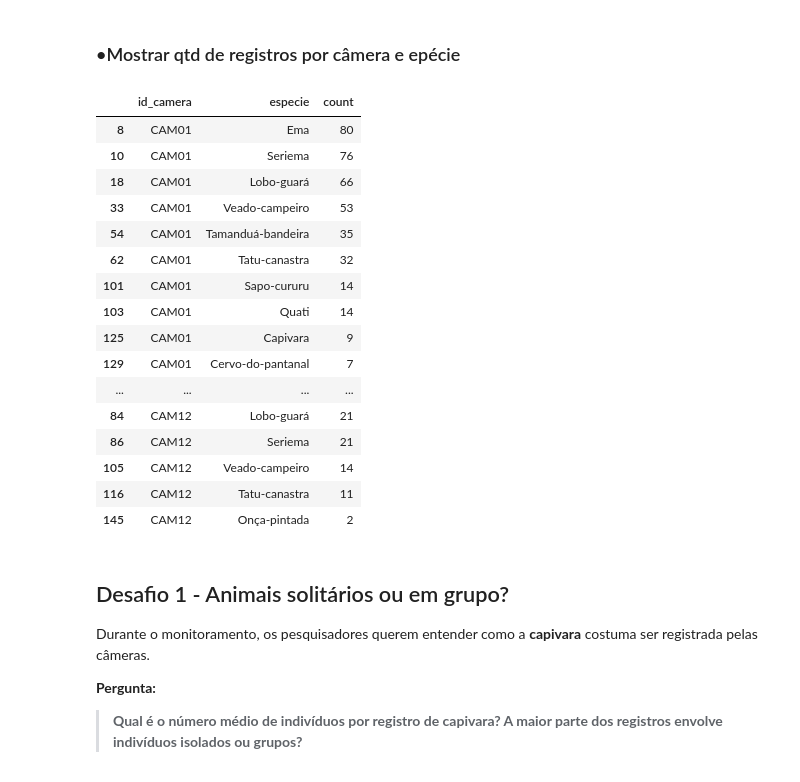
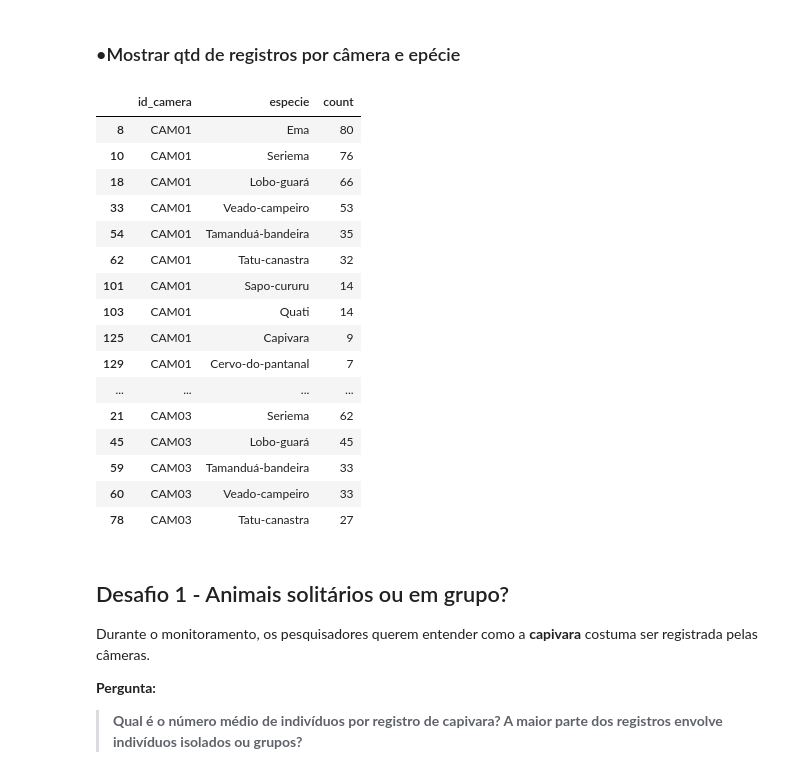
Before and after one commit to dinizjr/Trilha-IA, a Jupyter notebook: DS/Ex01.ipynb, the cells around one changed output. Saved outputs shown, nothing was run; the diff lists cells and outputs as text; code cells hidden in the pictures.

```diff
--- a/DS/Ex01.ipynb
+++ b/DS/Ex01.ipynb
@@ -148,32 +154,32 @@ Name: count, dtype: int64
 # %%
 resultado = (
     dt.value_counts(["id_camera", "especie"])
     .reset_index(name="count")
     .sort_values(
         by=["id_camera", "count"],
         ascending=[True, False]
     )
 )
 
-resultado
+resultado.head(30)
 # %% [output]
 |  | id_camera | especie | count |
 | 8 | CAM01 | Ema | 80 |
 | 10 | CAM01 | Seriema | 76 |
 | 18 | CAM01 | Lobo-guará | 66 |
 | 33 | CAM01 | Veado-campeiro | 53 |
 | 54 | CAM01 | Tamanduá-bandeira | 35 |
 | 62 | CAM01 | Tatu-canastra | 32 |
 | 101 | CAM01 | Sapo-cururu | 14 |
 | 103 | CAM01 | Quati | 14 |
 | 125 | CAM01 | Capivara | 9 |
 | 129 | CAM01 | Cervo-do-pantanal | 7 |
 | ... | ... | ... | ... |
-| 84 | CAM12 | Lobo-guará | 21 |
-| 86 | CAM12 | Seriema | 21 |
-| 105 | CAM12 | Veado-campeiro | 14 |
-| 116 | CAM12 | Tatu-canastra | 11 |
-| 145 | CAM12 | Onça-pintada | 2 |
+| 21 | CAM03 | Seriema | 62 |
+| 45 | CAM03 | Lobo-guará | 45 |
+| 59 | CAM03 | Tamanduá-bandeira | 33 |
+| 60 | CAM03 | Veado-campeiro | 33 |
+| 78 | CAM03 | Tatu-canastra | 27 |
 # %% [markdown]
 ## Desafio 1 - Animais solitários ou em grupo?
 
```
Also changed, not shown: parts of 13 cells of this notebook.
